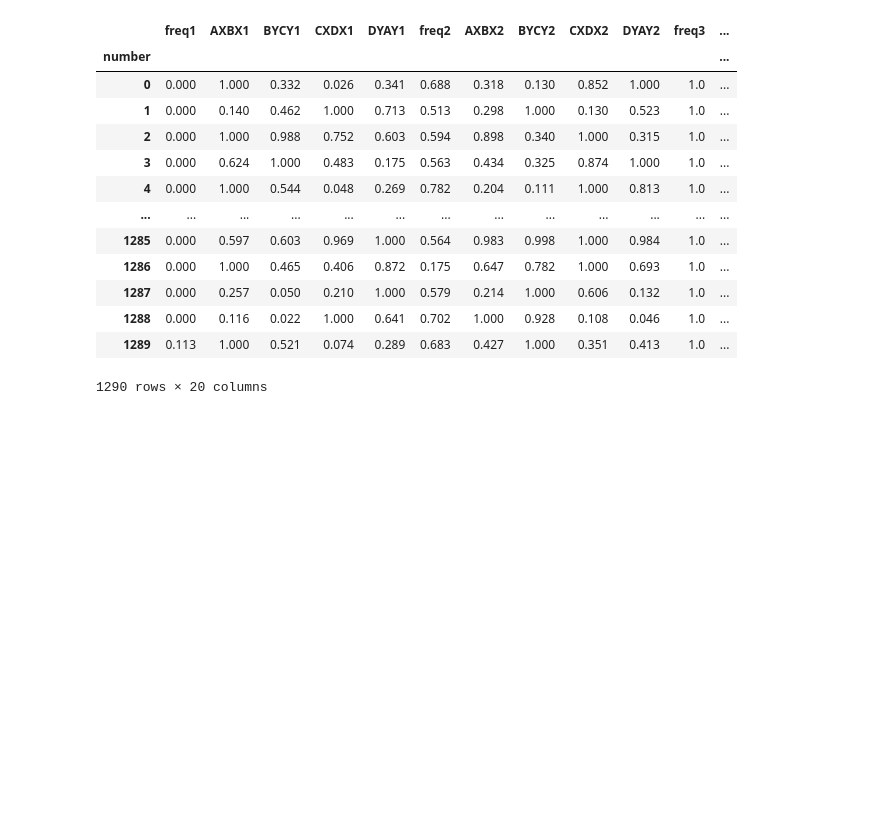
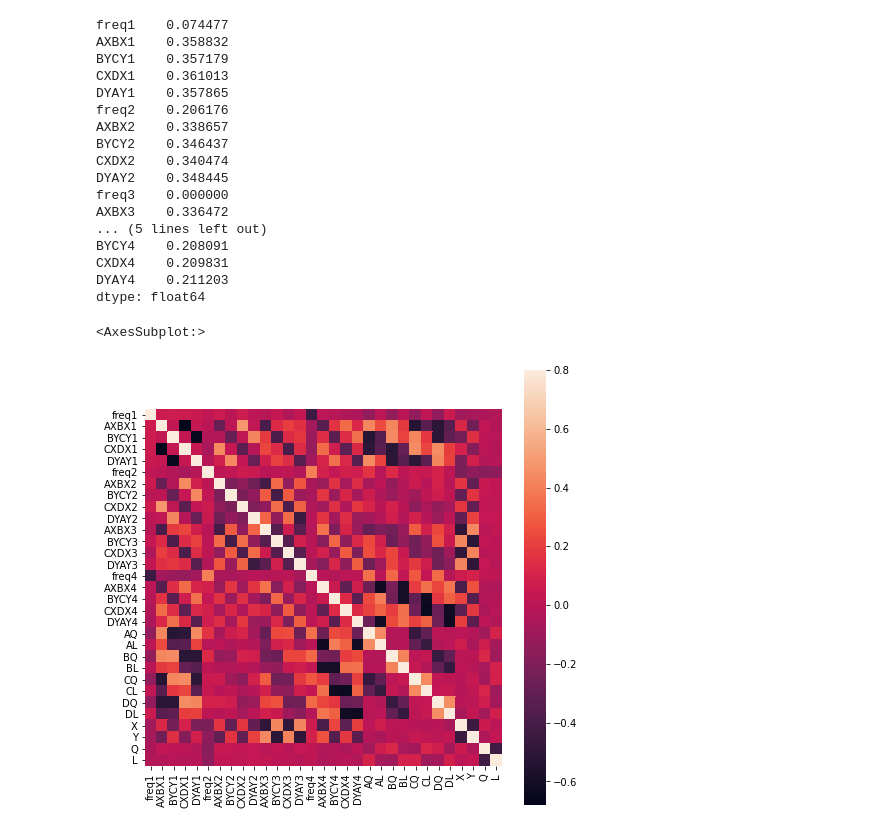
Before and after one commit to maks-tabu/dus_mm, a Jupyter notebook: dus_ml.ipynb, the cells around one changed output. Cells and saved outputs as stored; diff of their text form; code cells hidden in the pictures; blank space fills up the shorter version.

```diff
--- a/dus_ml.ipynb
+++ b/dus_ml.ipynb
@@ -16,8 +28,8 @@ for i in glob.glob('data_output*'):
     if (numb == 'data_output.txt'):
         numb = ''
     y = pd.concat([y,pd.read_table(os.path.join('data_output%s.txt' % numb), header = 0, names = columnsY,
-                                   index_col = False, sep='\s+', engine='python', dtype ='Int64')], ignore_index = 1)
+                                   index_col = False, sep='\s+', engine='python', dtype ='float')], ignore_index = 1)
     X = pd.concat([X,pd.read_table(os.path.join('data_input%s.txt' % numb), header = 0, names = columnsX,
-                                   index_col = False, sep='\s+', engine='python', dtype ="Float64")], ignore_index = 1)
+                                   index_col = False, sep='\s+', engine='python', dtype ="float")], ignore_index = 1)
 X = utils.init_in(X)
 y = utils.decomposition(y)
@@ -24,17 +54,24 @@ y = utils.decomposition(y)
 # %%
-X
+X.std()
 # %% [output]
-|  | freq1 | AXBX1 | BYCY1 | CXDX1 | DYAY1 | freq2 | AXBX2 | BYCY2 | CXDX2 | DYAY2 | freq3 | ... |
-| number |  |  |  |  |  |  |  |  |  |  |  | ... |
-| 0 | 0.000 | 1.000 | 0.332 | 0.026 | 0.341 | 0.688 | 0.318 | 0.130 | 0.852 | 1.000 | 1.0 | ... |
-| 1 | 0.000 | 0.140 | 0.462 | 1.000 | 0.713 | 0.513 | 0.298 | 1.000 | 0.130 | 0.523 | 1.0 | ... |
-| 2 | 0.000 | 1.000 | 0.988 | 0.752 | 0.603 | 0.594 | 0.898 | 0.340 | 1.000 | 0.315 | 1.0 | ... |
-| 3 | 0.000 | 0.624 | 1.000 | 0.483 | 0.175 | 0.563 | 0.434 | 0.325 | 0.874 | 1.000 | 1.0 | ... |
-| 4 | 0.000 | 1.000 | 0.544 | 0.048 | 0.269 | 0.782 | 0.204 | 0.111 | 1.000 | 0.813 | 1.0 | ... |
-| ... | ... | ... | ... | ... | ... | ... | ... | ... | ... | ... | ... | ... |
-| 1285 | 0.000 | 0.597 | 0.603 | 0.969 | 1.000 | 0.564 | 0.983 | 0.998 | 1.000 | 0.984 | 1.0 | ... |
-| 1286 | 0.000 | 1.000 | 0.465 | 0.406 | 0.872 | 0.175 | 0.647 | 0.782 | 1.000 | 0.693 | 1.0 | ... |
-| 1287 | 0.000 | 0.257 | 0.050 | 0.210 | 1.000 | 0.579 | 0.214 | 1.000 | 0.606 | 0.132 | 1.0 | ... |
-| 1288 | 0.000 | 0.116 | 0.022 | 1.000 | 0.641 | 0.702 | 1.000 | 0.928 | 0.108 | 0.046 | 1.0 | ... |
-| 1289 | 0.113 | 1.000 | 0.521 | 0.074 | 0.289 | 0.683 | 0.427 | 1.000 | 0.351 | 0.413 | 1.0 | ... |
-1290 rows × 20 columns
+freq1    0.074477
+AXBX1    0.358832
+BYCY1    0.357179
+CXDX1    0.361013
+DYAY1    0.357865
+freq2    0.206176
+AXBX2    0.338657
+BYCY2    0.346437
+CXDX2    0.340474
+DYAY2    0.348445
+freq3    0.000000
+AXBX3    0.336472
+... (5 lines left out)
+BYCY4    0.208091
+CXDX4    0.209831
+DYAY4    0.211203
+dtype: float64
+# %%
+X1 = X.drop(columns = ['freq3'])
+# %%
+train_examples = pd.concat([X1,y],axis = 1)
@@ -40,0 +81,8 @@ X
+# %%
+C_mat = train_examples.corr()
+fig = plt.figure(figsize = (8,8))
+X1 = X.drop(columns = ['freq3'])
+sb.heatmap(C_mat, vmax = .8, square = True)
+# %% [output]
+<AxesSubplot:>
+[figure, added]
```
Also changed, not shown: parts of 12 cells of this notebook, 2 other files.
